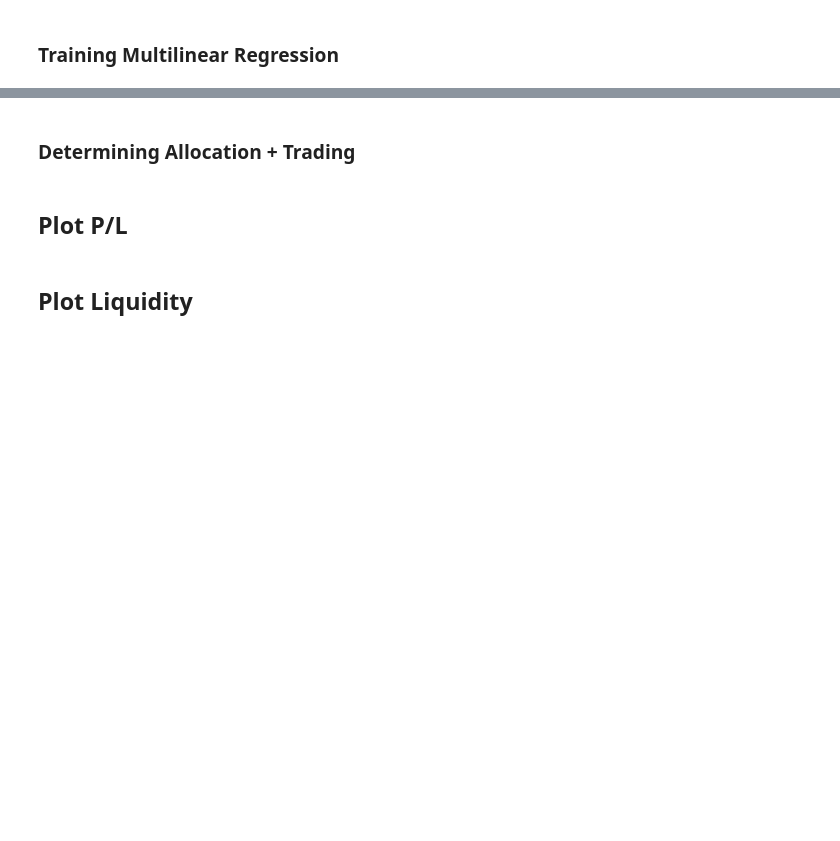
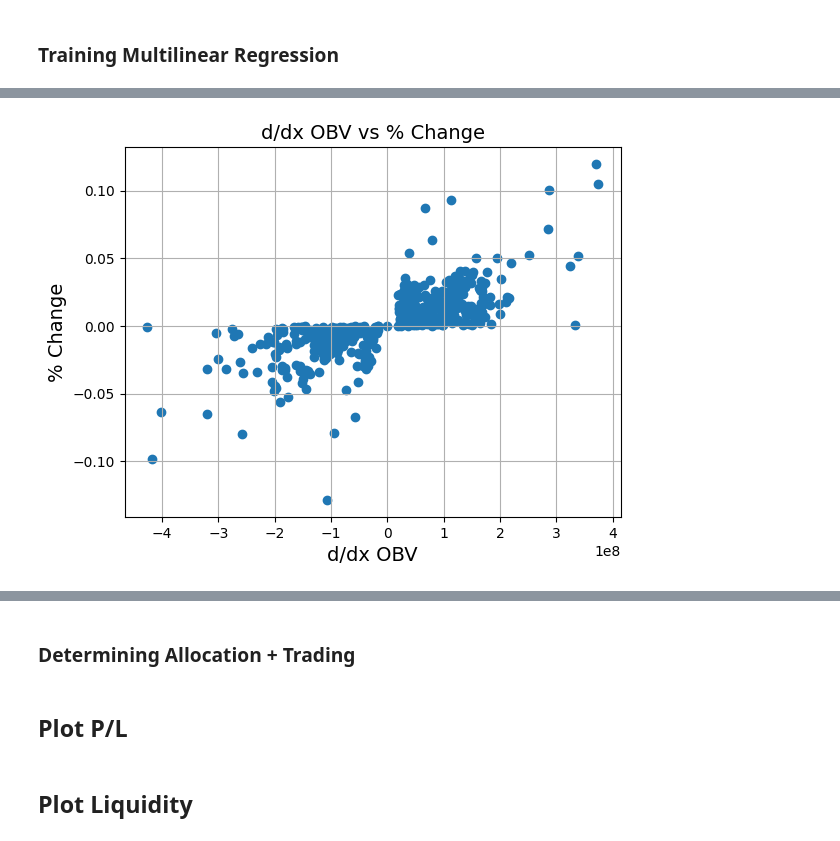
Before and after one commit to NotReallyJustin/SSMIF-Analyst-App, a Jupyter notebook: justin_chen_algo_strat.ipynb, the cells around one changed output, grey strips where cells are left out. Cells and saved outputs as stored; diff of their text form; code cells hidden in the pictures; blank space fills up the shorter version.

```diff
--- a/justin_chen_algo_strat.ipynb
+++ b/justin_chen_algo_strat.ipynb
@@ -40,0 +479,11 @@ We're also only going to be buying/selling because the SSMIF overlords will hunt
+# %%
+%matplotlib inline
+plt.scatter(x=DUMMY_STOCK.df["OBV\'"], y=DUMMY_STOCK.df["% Change"])
+plt.title('d/dx OBV vs % Change', fontsize=14)
+plt.xlabel('d/dx OBV', fontsize=14)
+plt.ylabel('% Change', fontsize=14)
+plt.grid(True)
+
+plt.show()
+# %% [output]
+[figure, added]
```
Also changed, not shown: parts of 31 cells of this notebook.
